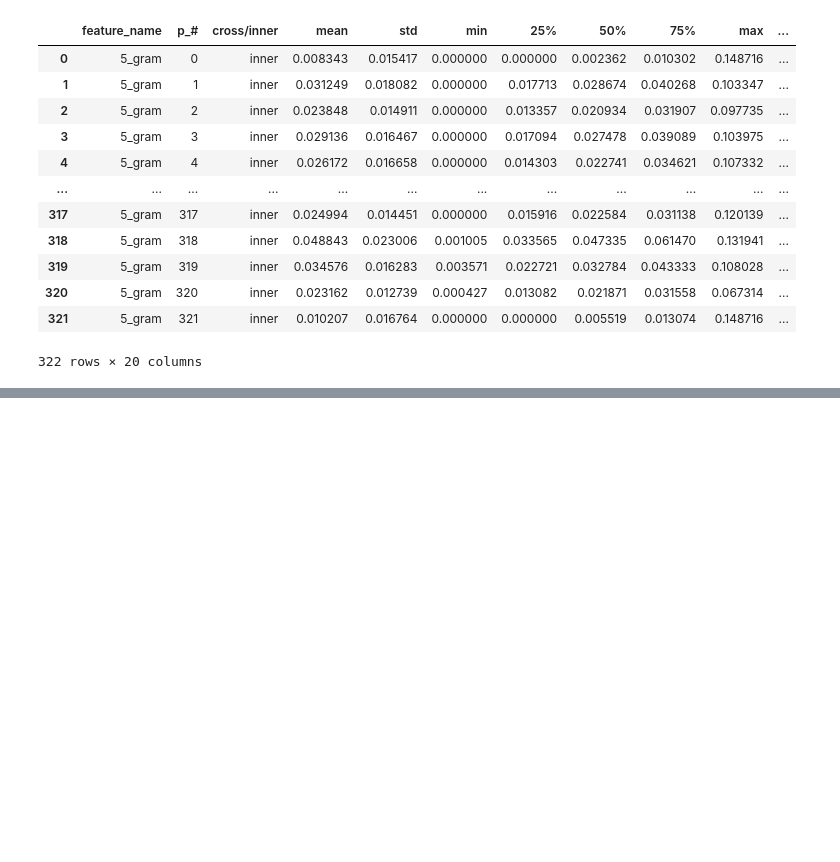
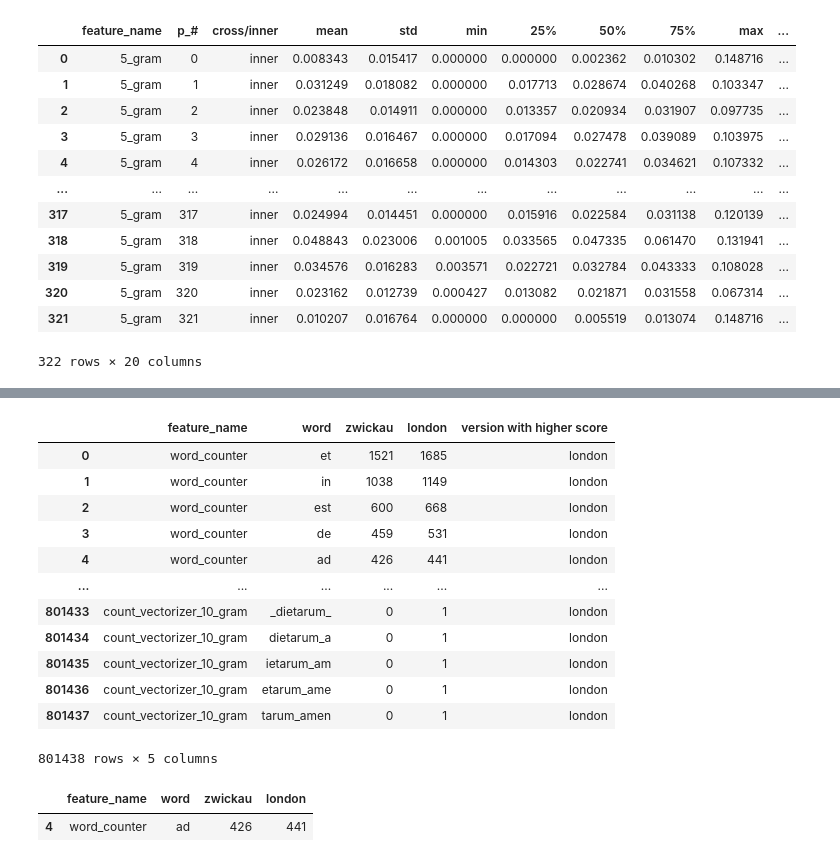
Before and after one commit to sashaaKr/thesis, a Jupyter notebook: notebooks/statistics df.ipynb, the cells around one changed output, grey strips where cells are left out. Cells and saved outputs as stored; diff of their text form; code cells hidden in the pictures; blank space fills up the shorter version.

```diff
--- a/notebooks/statistics df.ipynb
+++ b/notebooks/statistics df.ipynb
@@ -221,0 +341,12 @@ statistics_df[statistics_df['feature_name'] == '5_gram'].set_index(['p_#', 'cros
+# %%
+def creat_7_gram_frequency_data(corpus_1, corpus_1_name, corpus_2, corpus_2_name):
+    return creat_n_gram_frequency_data(corpus_1, corpus_1_name, corpus_2, corpus_2_name, 7)
+# %%
+def creat_8_gram_frequency_data(corpus_1, corpus_1_name, corpus_2, corpus_2_name):
+    return creat_n_gram_frequency_data(corpus_1, corpus_1_name, corpus_2, corpus_2_name, 8)
+# %%
+def creat_9_gram_frequency_data(corpus_1, corpus_1_name, corpus_2, corpus_2_name):
+    return creat_n_gram_frequency_data(corpus_1, corpus_1_name, corpus_2, corpus_2_name, 9)
+# %%
+def creat_10_gram_frequency_data(corpus_1, corpus_1_name, corpus_2, corpus_2_name):
+    return creat_n_gram_frequency_data(corpus_1, corpus_1_name, corpus_2, corpus_2_name, 10)
@@ -221,0 +390,33 @@ statistics_df[statistics_df['feature_name'] == '5_gram'].set_index(['p_#', 'cros
+# %%
+df_columns = [
+    'feature_name',
+    'word',
+    'zwickau',
+    'london',
+    'version with higher score'
+]
+
+words_df = pd.DataFrame(
+    word_freq + gram_5_frequency + gram_6_frequency + gram_7_frequency + gram_8_frequency + gram_9_frequency + gram_10_frequency,
+    columns=df_columns
+)
+words_df
+# %% [output]
+|  | feature_name | word | zwickau | london | version with higher score |
+| 0 | word_counter | et | 1521 | 1685 | london |
+| 1 | word_counter | in | 1038 | 1149 | london |
+| 2 | word_counter | est | 600 | 668 | london |
+| 3 | word_counter | de | 459 | 531 | london |
+| 4 | word_counter | ad | 426 | 441 | london |
+| ... | ... | ... | ... | ... | ... |
+| 801433 | count_vectorizer_10_gram | _dietarum_ | 0 | 1 | london |
+| 801434 | count_vectorizer_10_gram | dietarum_a | 0 | 1 | london |
+| 801435 | count_vectorizer_10_gram | ietarum_am | 0 | 1 | london |
+| 801436 | count_vectorizer_10_gram | etarum_ame | 0 | 1 | london |
+| 801437 | count_vectorizer_10_gram | tarum_amen | 0 | 1 | london |
+801438 rows × 5 columns
+# %%
+words_df['feature_name'] == 'word_counter']].to_csv('../computed_data/text_to_text/5_gram_zwickau_stats_df.csv')
+# %% [output]
+|  | feature_name | word | zwickau | london |
+| 4 | word_counter | ad | 426 | 441 |
```
Also changed, not shown: parts of 16 cells of this notebook, 17 other files.
